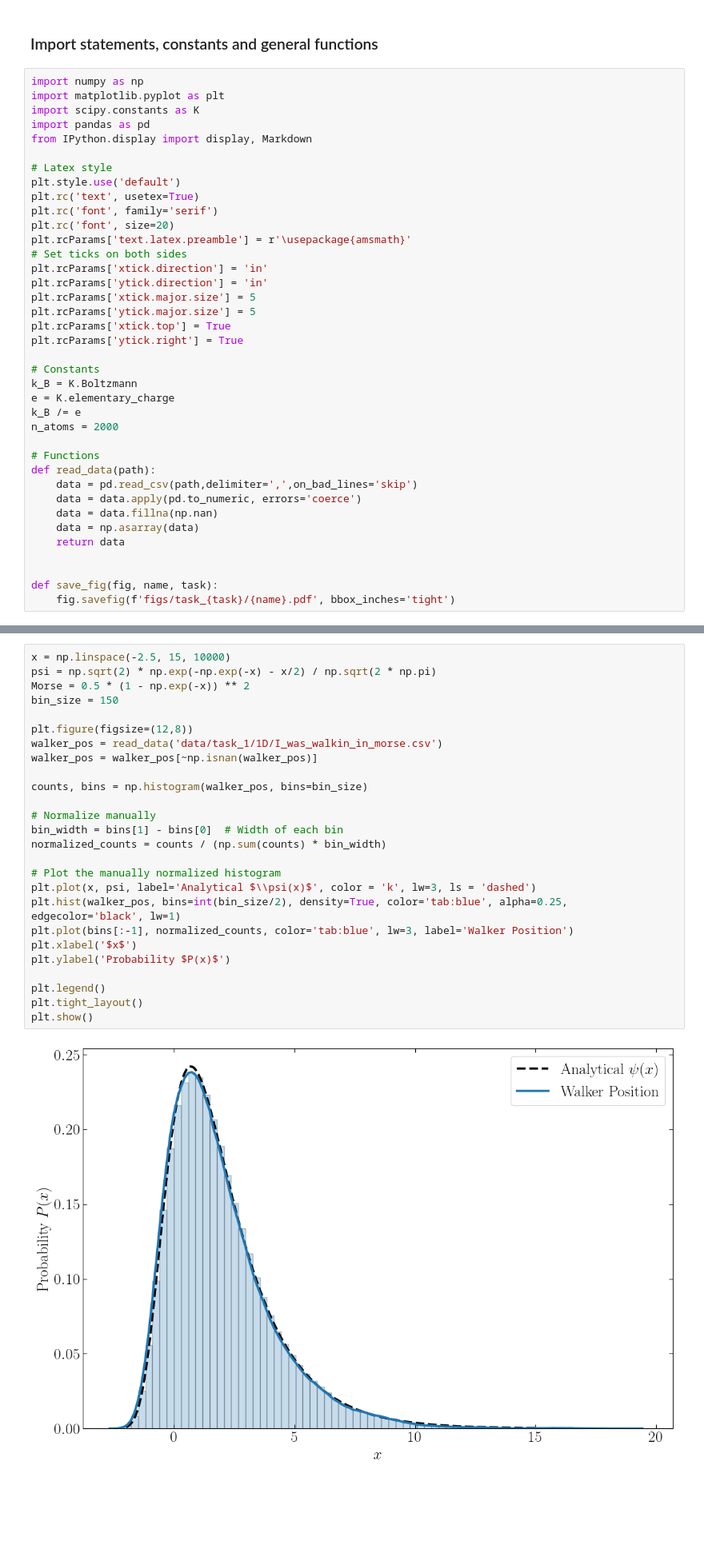
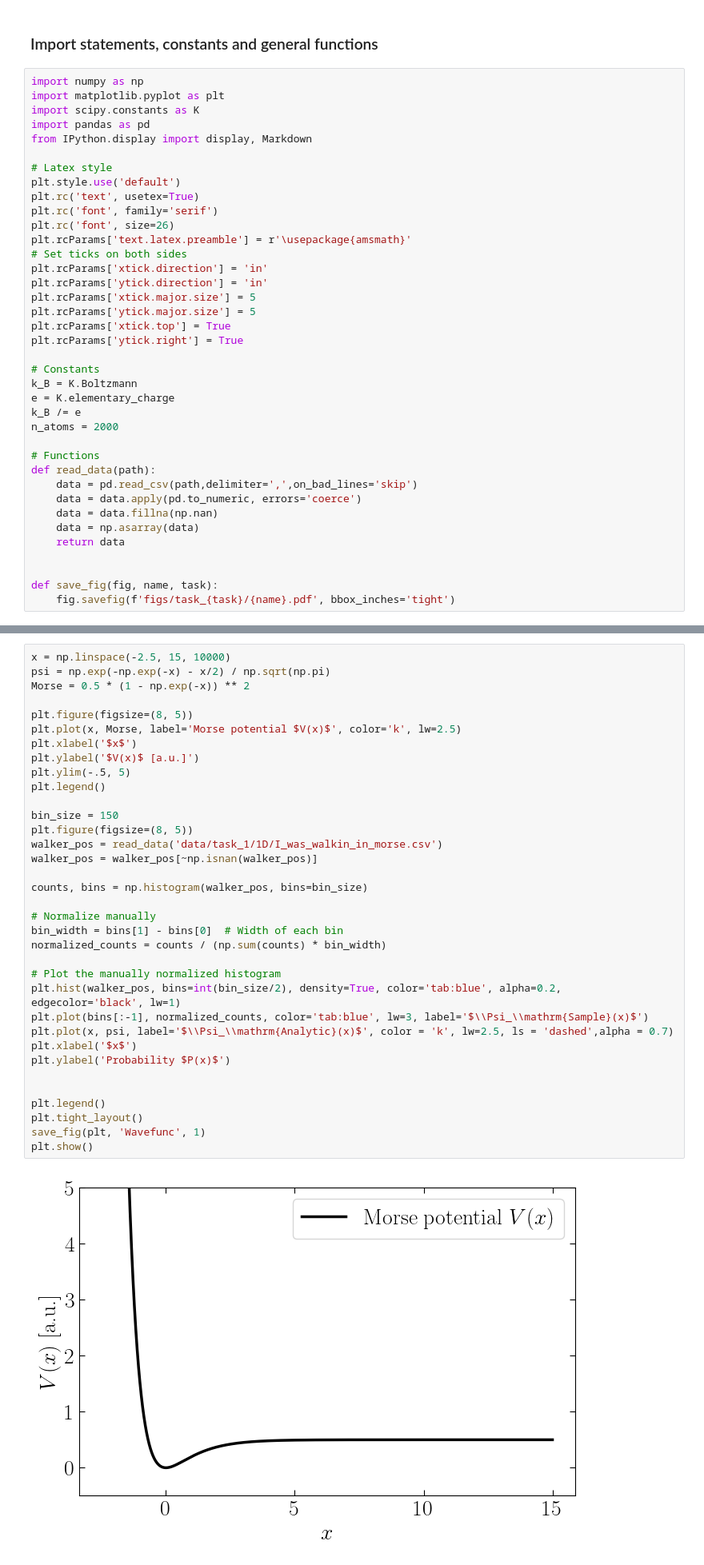
Before and after one commit to stommen/fka122-homeworks, a Jupyter notebook: H3/analyzer.ipynb, the cells around one changed output, grey strips where cells are left out. Shown at 80% size. Drawn from its saved outputs; the diff is of its cells as text; blank space fills up the shorter version.

```diff
--- a/H3/analyzer.ipynb
+++ b/H3/analyzer.ipynb
@@ -13,7 +13,7 @@ from IPython.display import display, Markdown
 plt.style.use('default')
 plt.rc('text', usetex=True)
 plt.rc('font', family='serif')
-plt.rc('font', size=20)
+plt.rc('font', size=26)
 plt.rcParams['text.latex.preamble'] = r'\usepackage{amsmath}'
 # Set ticks on both sides
 plt.rcParams['xtick.direction'] = 'in'
@@ -73,28 +107,37 @@ plt.show()
 # %%
 x = np.linspace(-2.5, 15, 10000)
-psi = np.sqrt(2) * np.exp(-np.exp(-x) - x/2) / np.sqrt(2 * np.pi)
+psi = np.exp(-np.exp(-x) - x/2) / np.sqrt(np.pi)
 Morse = 0.5 * (1 - np.exp(-x)) ** 2
+
+plt.figure(figsize=(8, 5))
+plt.plot(x, Morse, label='Morse potential $V(x)$', color='k', lw=2.5)
+plt.xlabel('$x$')
+plt.ylabel('$V(x)$ [a.u.]')
+plt.ylim(-.5, 5)
+plt.legend()
+
 bin_size = 150
-
-plt.figure(figsize=(12,8))
+plt.figure(figsize=(8, 5))
 walker_pos = read_data('data/task_1/1D/I_was_walkin_in_morse.csv')
 walker_pos = walker_pos[~np.isnan(walker_pos)]
 
 counts, bins = np.histogram(walker_pos, bins=bin_size)
 
 # Normalize manually
 bin_width = bins[1] - bins[0]  # Width of each bin
 normalized_counts = counts / (np.sum(counts) * bin_width)
 
 # Plot the manually normalized histogram
-plt.plot(x, psi, label='Analytical $\\psi(x)$', color = 'k', lw=3, ls = 'dashed')
-plt.hist(walker_pos, bins=int(bin_size/2), density=True, color='tab:blue', alpha=0.25, edgecolor='black', lw=1)
-plt.plot(bins[:-1], normalized_counts, color='tab:blue', lw=3, label='Walker Position')
+plt.hist(walker_pos, bins=int(bin_size/2), density=True, color='tab:blue', alpha=0.2, edgecolor='black', lw=1)
+plt.plot(bins[:-1], normalized_counts, color='tab:blue', lw=3, label='$\\Psi_\\mathrm{Sample}(x)$')
+plt.plot(x, psi, label='$\\Psi_\\mathrm{Analytic}(x)$', color = 'k', lw=2.5, ls = 'dashed',alpha = 0.7)
 plt.xlabel('$x$')
 plt.ylabel('Probability $P(x)$')
 
+
 plt.legend()
 plt.tight_layout()
+save_fig(plt, 'Wavefunc', 1)
 plt.show()
 # %% [output]
-[figure, old version]
+[figure, new version]
```
Also changed, not shown: parts of 3 cells of this notebook, 4 other files.
